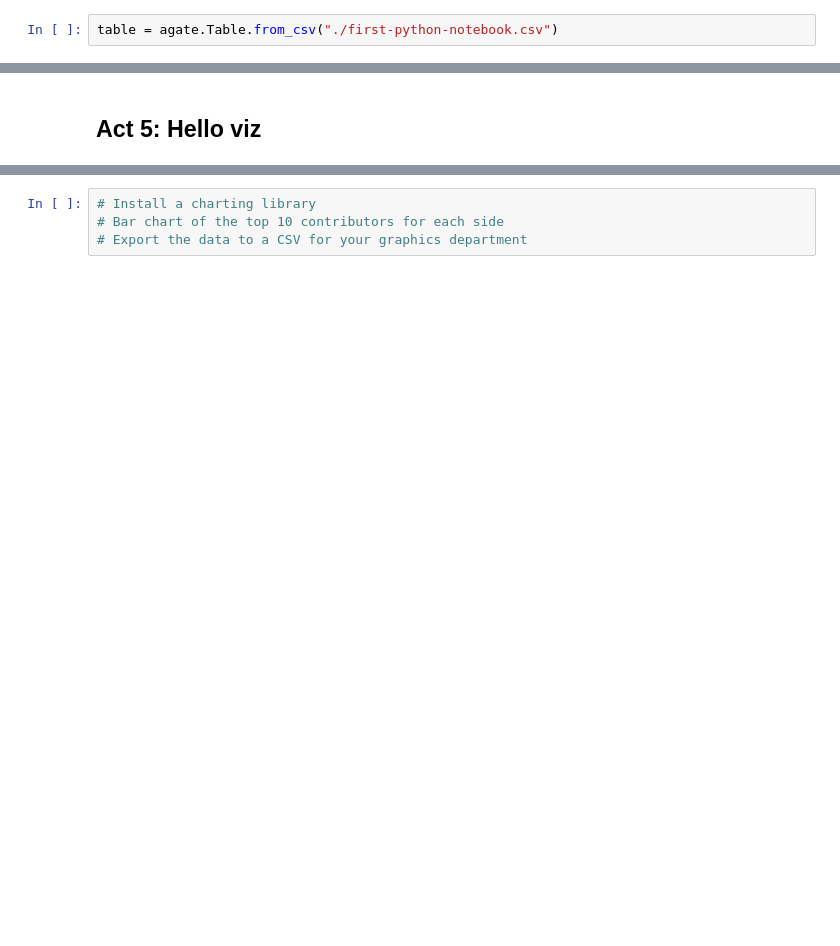
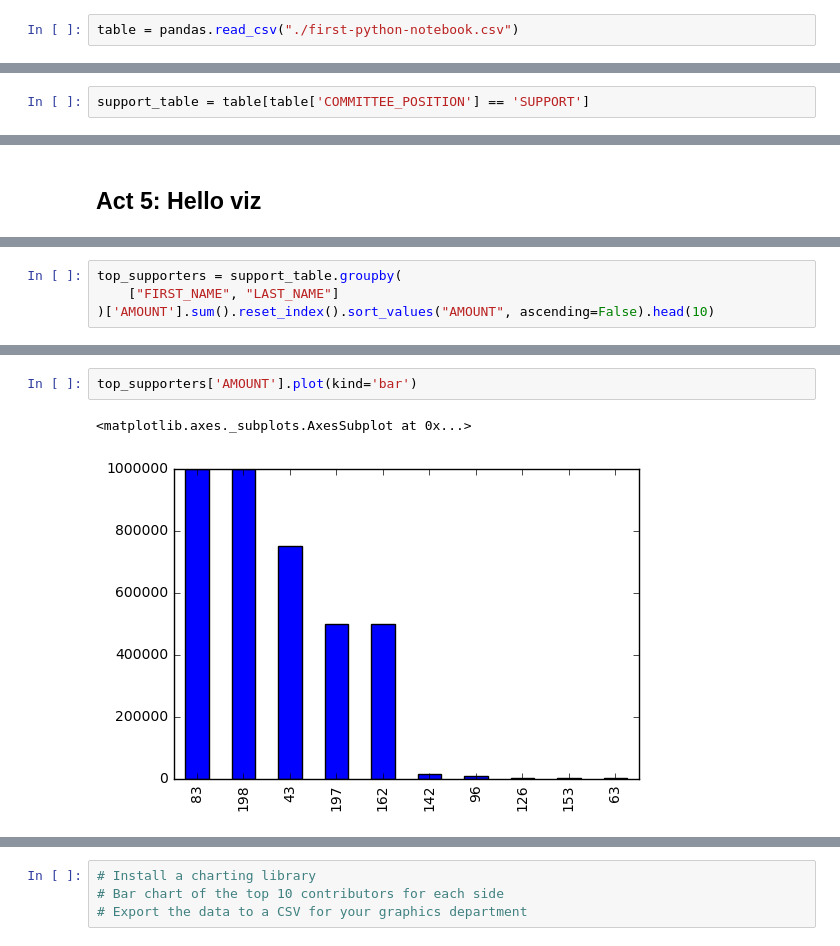
Before and after one commit to palewire/python-calaccess-notebooks, a Jupyter notebook: first-python-notebook.ipynb, the cells around one changed output, grey strips where cells are left out. Drawn from its saved outputs; the diff is of its cells as text; blank space fills up the shorter version.

Commit message:
worked through more with pandas

```diff
--- a/first-python-notebook.ipynb
+++ b/first-python-notebook.ipynb
@@ -256,4 +273,4 @@ agate.Table.from_csv("./first-python-notebook.csv")
 # %% [markdown]
 Great now let's do it again and assign it to a variable this time
 # %%
-table = agate.Table.from_csv("./first-python-notebook.csv")
+table = pandas.read_csv("./first-python-notebook.csv")
@@ -336,0 +467,2 @@ table.order_by("AMOUNT").print_table()
+# %%
+support_table = table[table['COMMITTEE_POSITION'] == 'SUPPORT']
@@ -338,0 +582,4 @@ table.order_by("AMOUNT").print_table()
+# %%
+top_supporters = support_table.groupby(
+    ["FIRST_NAME", "LAST_NAME"]
+)['AMOUNT'].sum().reset_index().sort_values("AMOUNT", ascending=False).head(10)
@@ -338,0 +600,5 @@ table.order_by("AMOUNT").print_table()
+# %%
+top_supporters['AMOUNT'].plot(kind='bar')
+# %% [output]
+<matplotlib.axes._subplots.AxesSubplot at 0x...>
+[figure, added]
```
Also changed, not shown: parts of 50 cells of this notebook.
